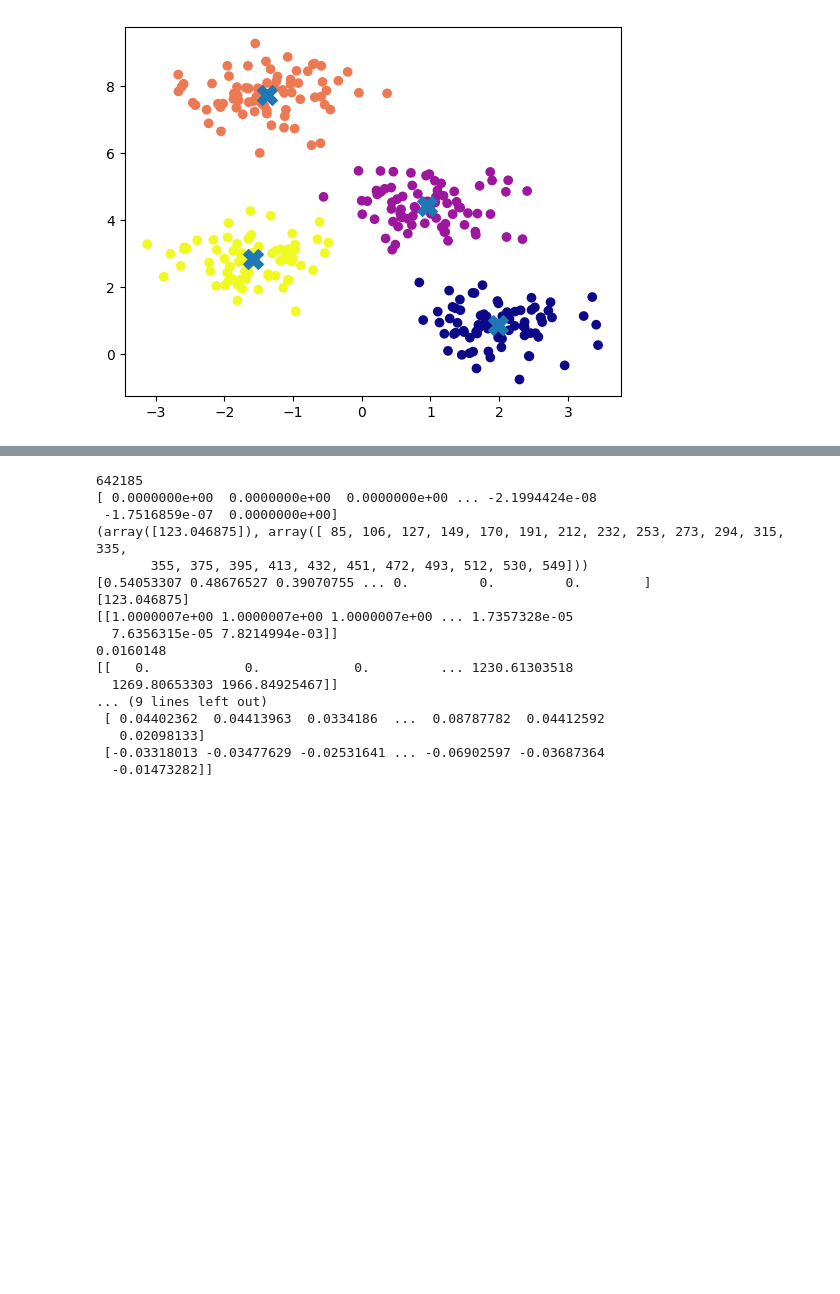
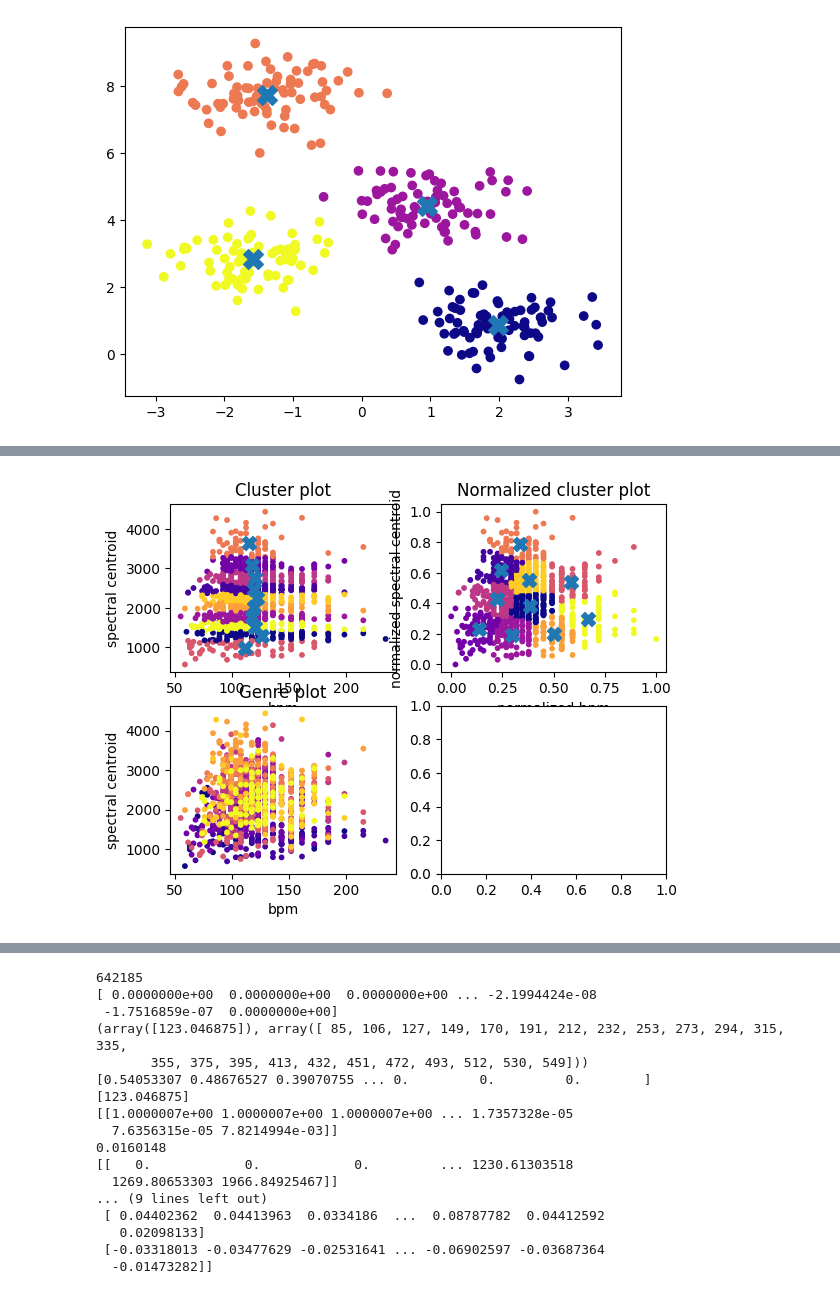
Before and after one commit to BerkUnver/MusicClassifier, a Jupyter notebook: MusicClassifier.ipynb, the cells around one changed output, grey strips where cells are left out. Cells and saved outputs as stored; diff of their text form; code cells hidden in the pictures; blank space fills up the shorter version.

```diff
--- a/MusicClassifier.ipynb
+++ b/MusicClassifier.ipynb
@@ -239,0 +229,92 @@ plot_bpm_and_spectral_flatness()
+# %%
+#
+# Test clustering features in respect to genre
+#
+
+# This is just a basic example to show how we can do k-means clustering
+# on a per-feature basis. A future step we can take is to figure out
+# which of the gtzan pre-extracted features most closely correspond to
+# genre, which may have some interesting results. I'm not sure if that
+# will involve deep learning or if we can do that with more
+# conventional algorithms.
+#           -berk, November 15, 2024
+
+def plot_gtzan():
+    frame = pandas.read_csv("Datasets/GTZAN/features_30_sec.csv")
+
+    try:
+        bpm = frame["tempo"]
+        spectral_centroid = frame["spectral_centroid_mean"]
+    except ValueError:
+        assert False
+
+    # No spectral flatness in the GTZAN pre-extracted features so we will avoid that for now.
+
+
+    gtzan_genre_count = 10
+    gtzan_songs_per_genre = 100
+
+    clf = k_means_constrained.KMeansConstrained(
+        n_clusters = gtzan_genre_count,
+        size_min = int(gtzan_songs_per_genre * 2/3),
+        size_max = int(gtzan_songs_per_genre * 1.5),
+        random_state = 0
+    )
+
+    data = np.stack((bpm, spectral_centroid), axis=-1)
+    cluster_labels = clf.fit_predict(data)
+
+    _, ((cluster_plot, normalized_plot), (genre_plot, _)) = plt.subplots(ncols=2, nrows=2)
+
+    point_size = 10
+    label_size = 100
+
+    cluster_plot.set_title("Cluster plot")
+    cluster_plot.set_xlabel("bpm")
+    cluster_plot.set_ylabel("spectral centroid")
+    cluster_plot.scatter(bpm, spectral_centroid, c=cluster_labels, cmap="plasma", s=point_size)
+    cluster_plot.scatter(clf.cluster_centers_[:, 0], clf.cluster_centers_[:, 1], marker="X", s=label_size)
+
+
+    # bpm and spectral centroids are in drastically different units.
+    # This results in the clustering being very linear, as seen in
+    # the non-normalized graph. To fix this, we will normalize the
+    # bpm and spectral centroid to be between 0 and 1, and then cluster.
+    #           -berk, November 11, 2024
+
+    def numpy_normalize(array):
+        return (array - np.min(array)) / (np.max(array) - np.min(array))
+
+    normalized_bpm = numpy_normalize(bpm)
+    normalized_spectral_centroid = numpy_normalize(spectral_centroid)
+    normalized_data = np.stack((normalized_bpm, normalized_spectral_centroid), axis=-1)
+    normalized_labels = clf.fit_predict(normalized_data)
+
+    normalized_plot.set_title("Normalized cluster plot")
+    normalized_plot.set_xlabel("normalized bpm")
+    normalized_plot.set_ylabel("normalized spectral centroid")
+
+    normalized_plot.scatter(normalized_bpm, normalized_spectral_centroid, c=normalized_labels, cmap="plasma", s=point_size)
+    normalized_plot.scatter(clf.cluster_centers_[:, 0], clf.cluster_centers_[:, 1], marker="X", s=label_size)
+
+
+    # The songs are in order, with the first 100 songs being one genre,
+    # the next 100 being another genre, etc. This generates an array
+    # that looks like this:
+    # [0, 0, 0,... , 0, 1, 1, 1, ...., 1, 2, ...., 2, ...]
+    # It has 100 0s followed by  100 2s followed by 100 3s, and so on.
+    # These are integer labels by genre.
+    #           -berk, November 11, 2024
+
+    genre_labels = np.repeat(np.arange(0, gtzan_genre_count), gtzan_songs_per_genre)
+
+    genre_plot.set_title("Genre plot")
+    genre_plot.set_xlabel("bpm")
+    genre_plot.set_ylabel("spectral centroid")
+    genre_plot.scatter(bpm, spectral_centroid, c=genre_labels, cmap="plasma", s=point_size)
+
+    plt.show()
+
+plot_gtzan()
+# %% [output]
+[figure, added]
```
Also changed, not shown: parts of 7 cells of this notebook, 4 other files.
